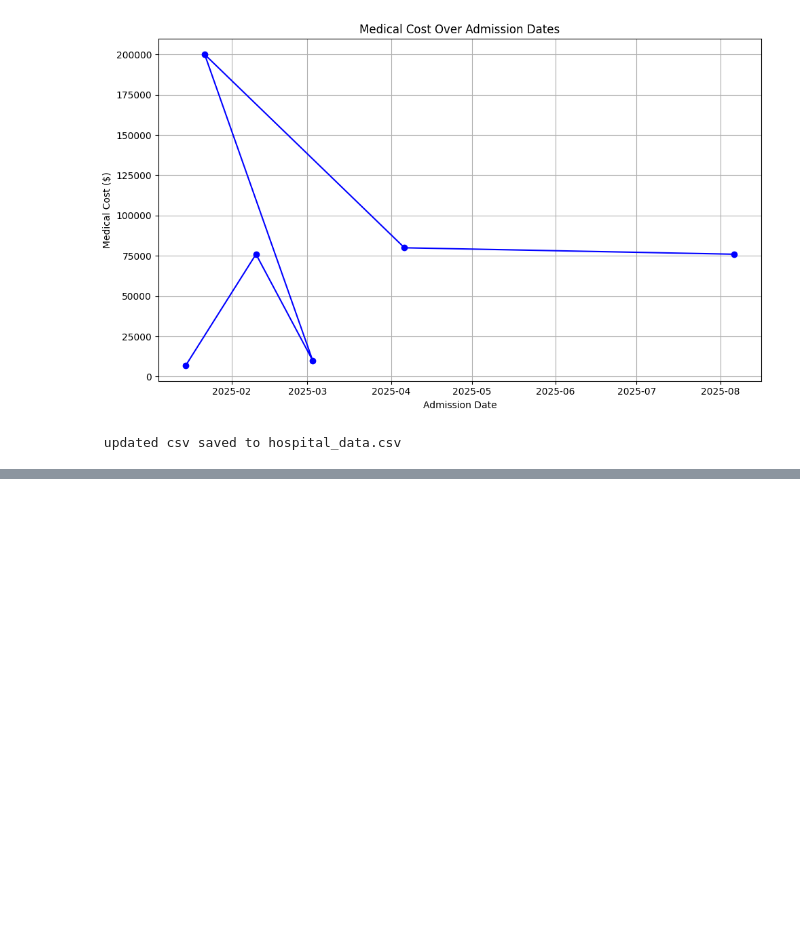
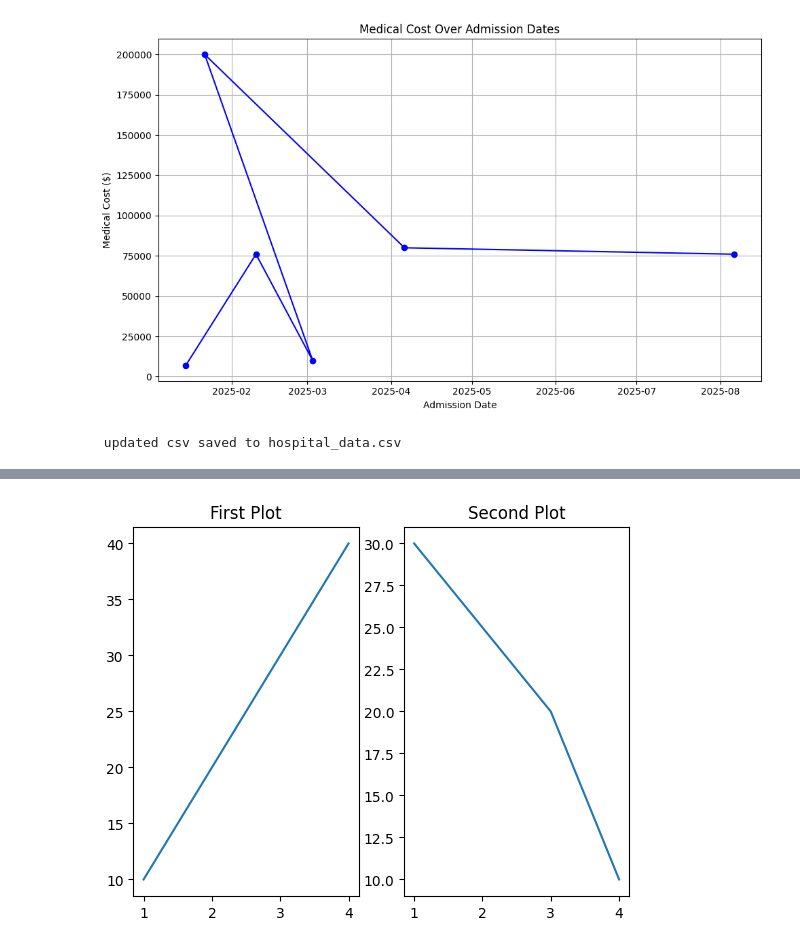
Before and after one commit to KodaliSuchitraKamala/Wipro_Training, a Jupyter notebook: Matplotlib.ipynb, the cells around one changed output, grey strips where cells are left out. Cells and saved outputs as stored; diff of their text form; code cells hidden in the pictures; blank space fills up the shorter version.

```diff
--- a/Matplotlib.ipynb
+++ b/Matplotlib.ipynb
@@ -266,0 +319,15 @@ Name: Bill, dtype: float64
+# %%
+import matplotlib.pyplot as plt
+x = [1, 2, 3, 4]
+y1 = [10, 20, 30, 40]
+y2 = [30, 25, 20, 10]
+plt.subplot(1, 2, 1)
+plt.plot(x, y1)
+plt.title("First Plot")
+plt.subplot(1, 2, 2)
+plt.plot(x, y2)
+plt.title("Second Plot")
+# plt.tight_layout()
+plt.show()
+# %% [output]
+[figure, added]
```
Also changed, not shown: parts of 29 cells of this notebook.
